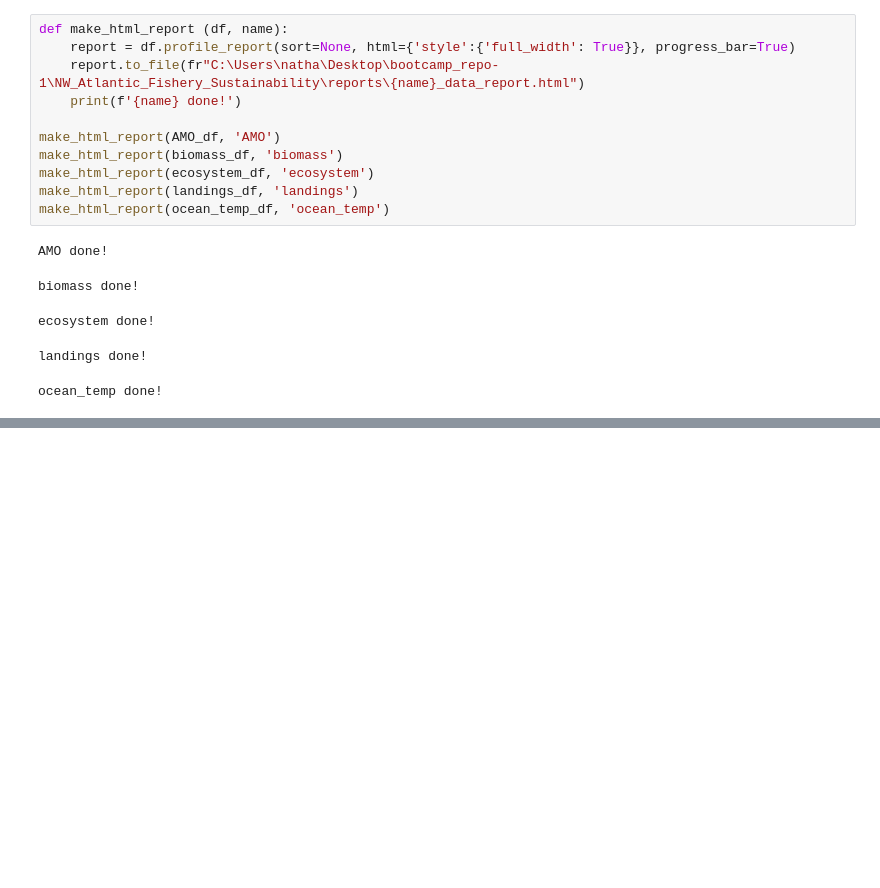
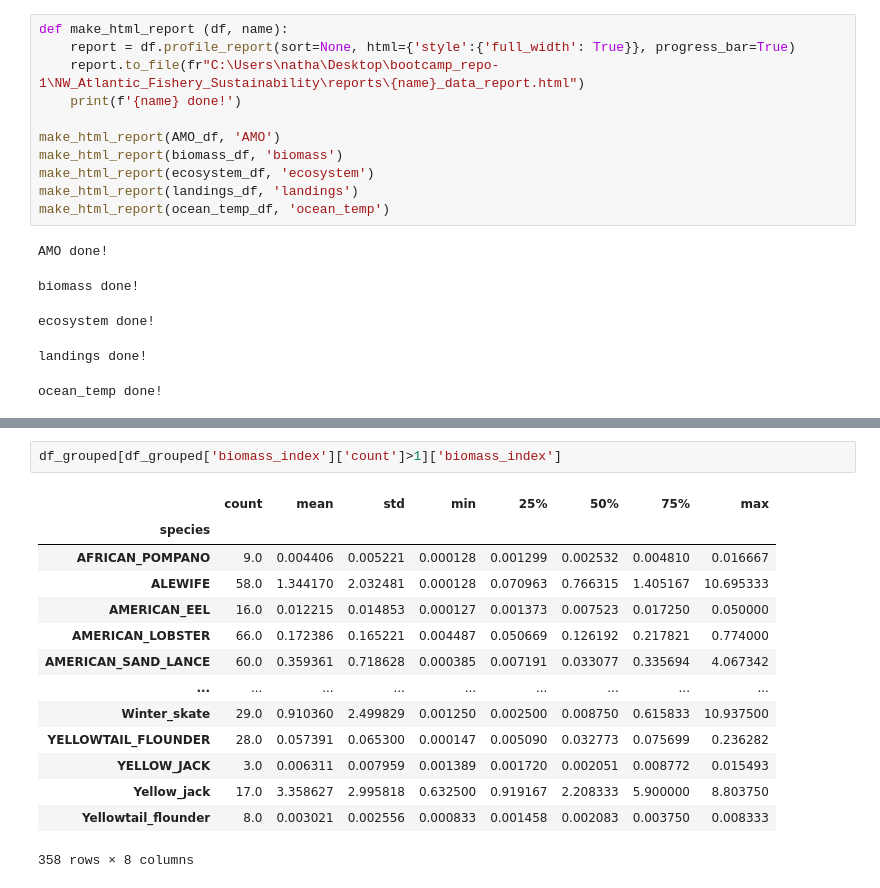
Before and after one commit to nycantwell/nycantwell, a Jupyter notebook: NW_Atlantic_Fishery_Sustainability/notebooks/02_data_definition_and_cleaning.ipynb, the cells around one changed output, grey strips where cells are left out. Drawn from its saved outputs; the diff is of its cells as text; blank space fills up the shorter version.

```diff
--- a/NW_Atlantic_Fishery_Sustainability/notebooks/02_data_definition_and_cleaning.ipynb
+++ b/NW_Atlantic_Fishery_Sustainability/notebooks/02_data_definition_and_cleaning.ipynb
@@ -83,0 +168,17 @@ dtype: object
+# %%
+df_grouped[df_grouped['biomass_index']['count']>1]['biomass_index']
+# %% [output]
+|  | count | mean | std | min | 25% | 50% | 75% | max |
+| species |  |  |  |  |  |  |  |  |
+| AFRICAN_POMPANO | 9.0 | 0.004406 | 0.005221 | 0.000128 | 0.001299 | 0.002532 | 0.004810 | 0.016667 |
+| ALEWIFE | 58.0 | 1.344170 | 2.032481 | 0.000128 | 0.070963 | 0.766315 | 1.405167 | 10.695333 |
+| AMERICAN_EEL | 16.0 | 0.012215 | 0.014853 | 0.000127 | 0.001373 | 0.007523 | 0.017250 | 0.050000 |
+| AMERICAN_LOBSTER | 66.0 | 0.172386 | 0.165221 | 0.004487 | 0.050669 | 0.126192 | 0.217821 | 0.774000 |
+| AMERICAN_SAND_LANCE | 60.0 | 0.359361 | 0.718628 | 0.000385 | 0.007191 | 0.033077 | 0.335694 | 4.067342 |
+| ... | ... | ... | ... | ... | ... | ... | ... | ... |
+| Winter_skate | 29.0 | 0.910360 | 2.499829 | 0.001250 | 0.002500 | 0.008750 | 0.615833 | 10.937500 |
+| YELLOWTAIL_FLOUNDER | 28.0 | 0.057391 | 0.065300 | 0.000147 | 0.005090 | 0.032773 | 0.075699 | 0.236282 |
+| YELLOW_JACK | 3.0 | 0.006311 | 0.007959 | 0.001389 | 0.001720 | 0.002051 | 0.008772 | 0.015493 |
+| Yellow_jack | 17.0 | 3.358627 | 2.995818 | 0.632500 | 0.919167 | 2.208333 | 5.900000 | 8.803750 |
+| Yellowtail_flounder | 8.0 | 0.003021 | 0.002556 | 0.000833 | 0.001458 | 0.002083 | 0.003750 | 0.008333 |
+358 rows × 8 columns
```
Also changed, not shown: parts of 15 cells of this notebook, 7 other files.
